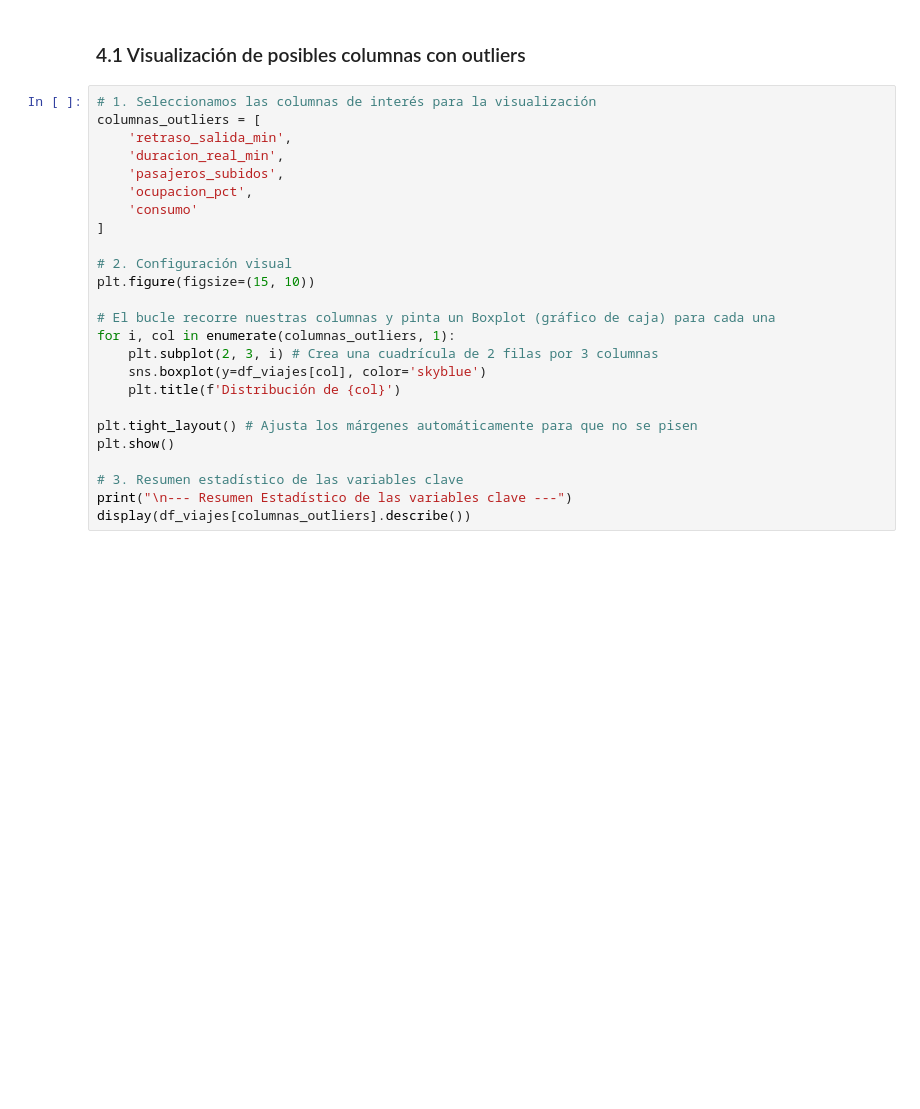
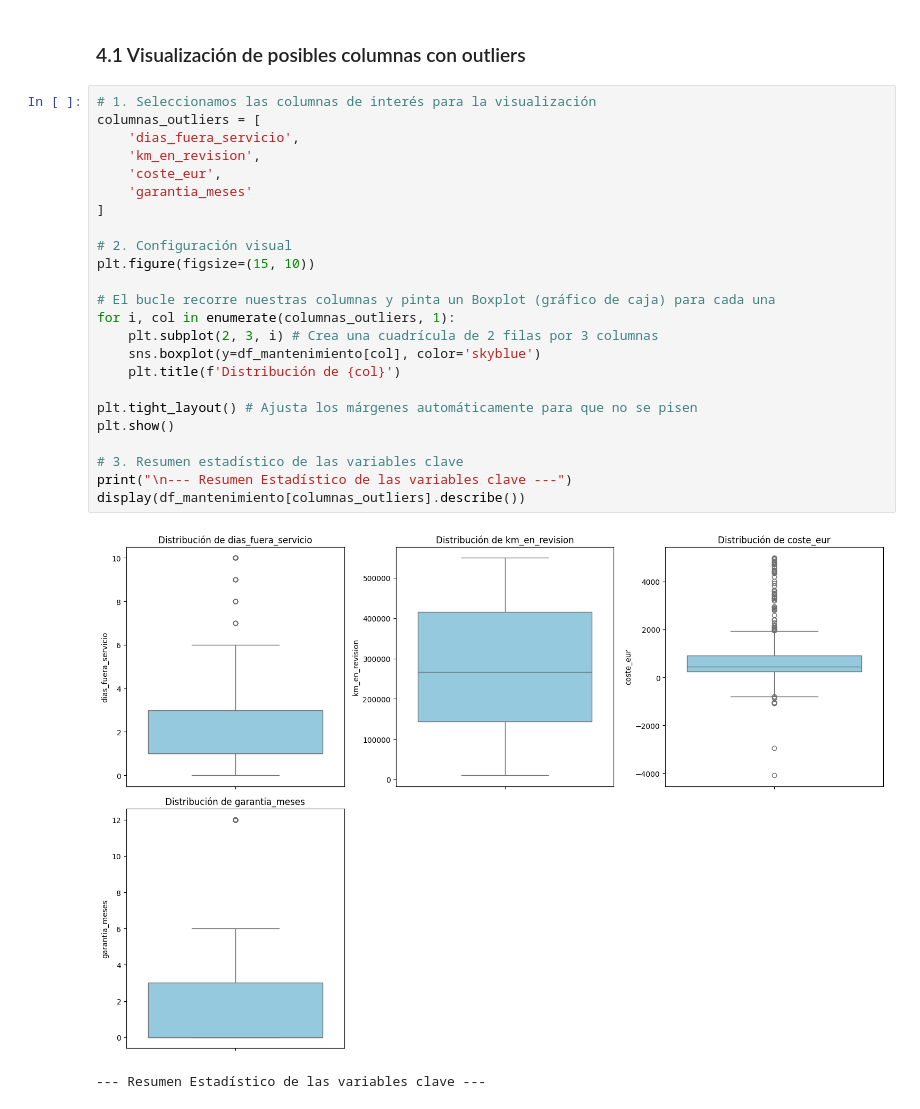
Before and after one commit to databaandsc/MetroBus_Analytics, a Jupyter notebook: 01_eda.ipynb, the cells around one changed output. Saved outputs shown, nothing was run; the diff lists cells and outputs as text; blank space fills up the shorter version.

```diff
--- a/01_eda.ipynb
+++ b/01_eda.ipynb
@@ -920,25 +919,27 @@ Registros con fecha de salida anterior a la entrada: 0
 # %%
 # 1. Seleccionamos las columnas de interés para la visualización
 columnas_outliers = [
-    'retraso_salida_min',
-    'duracion_real_min',
-    'pasajeros_subidos',
-    'ocupacion_pct',
-    'consumo'
+    'dias_fuera_servicio',
+    'km_en_revision',
+    'coste_eur',
+    'garantia_meses'
 ]
 
 # 2. Configuración visual
 plt.figure(figsize=(15, 10))
 
 # El bucle recorre nuestras columnas y pinta un Boxplot (gráfico de caja) para cada una
 for i, col in enumerate(columnas_outliers, 1):
     plt.subplot(2, 3, i) # Crea una cuadrícula de 2 filas por 3 columnas
-    sns.boxplot(y=df_viajes[col], color='skyblue')
+    sns.boxplot(y=df_mantenimiento[col], color='skyblue')
     plt.title(f'Distribución de {col}')
 
 plt.tight_layout() # Ajusta los márgenes automáticamente para que no se pisen
 plt.show()
 
 # 3. Resumen estadístico de las variables clave
 print("\n--- Resumen Estadístico de las variables clave ---")
-display(df_viajes[columnas_outliers].describe())
+display(df_mantenimiento[columnas_outliers].describe())
+# %% [output]
+[figure, added]
+--- Resumen Estadístico de las variables clave ---
```
Also changed, not shown: parts of 14 cells of this notebook.
